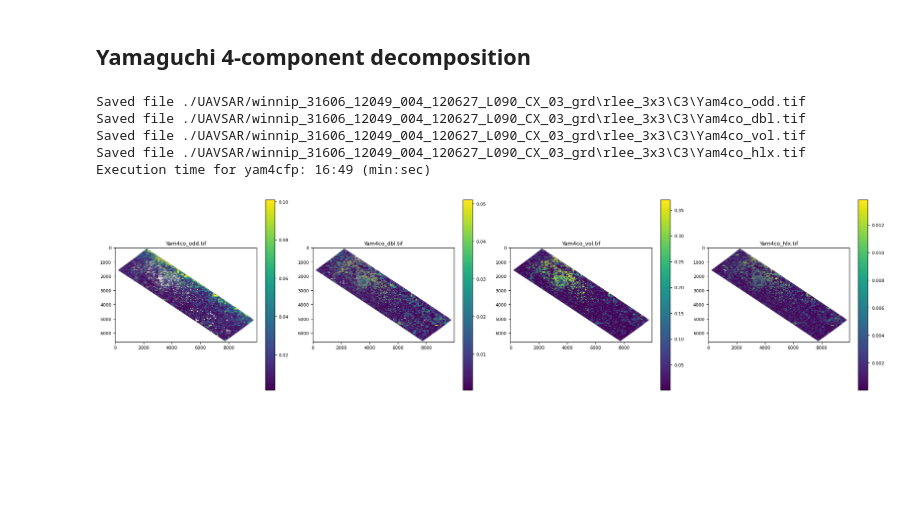
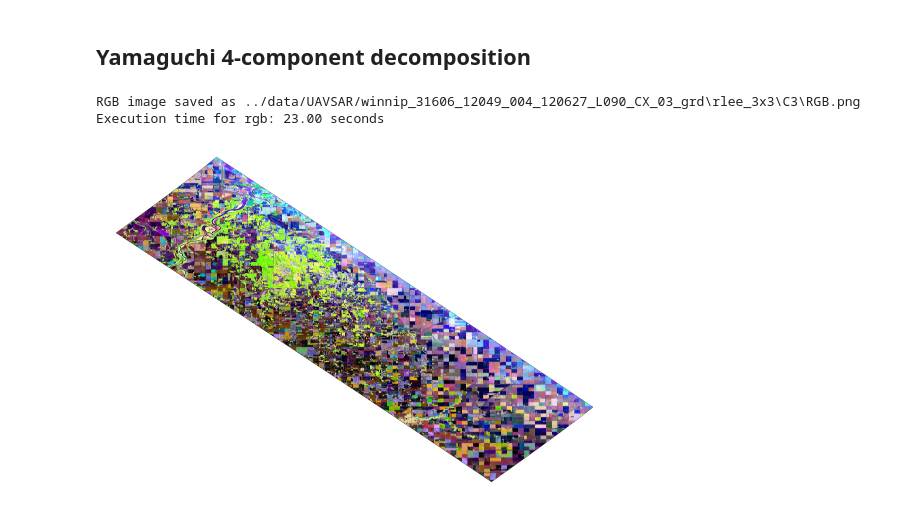
Before and after one commit to polsartools/polsartools-tutorials, a Jupyter notebook: jupyter-notebooks/UAVSAR_GRD_pol_decompositions.ipynb, the cells around one changed output. Cells and saved outputs as stored; diff of their text form; code cells hidden in the pictures; blank space fills up the shorter version.

```diff
--- a/jupyter-notebooks/UAVSAR_GRD_pol_decompositions.ipynb
+++ b/jupyter-notebooks/UAVSAR_GRD_pol_decompositions.ipynb
@@ -295,8 +287,8 @@ input C3/T3 folder path, window_size is optional
 
 """
 
-pst.yam4cfp(C3Folder,
-            window_size=3,
+pst.yam4c_fp(C3Folder,
+            win=3,
             # model='y4co',# default is y4co, you may choose 'y4cr' or 'y4cs'
 
            )
@@ -306,10 +298,13 @@ plot_images(os.path.join(C3Folder,'Yam4co_odd.tif'),
              os.path.join(C3Folder,'Yam4co_vol.tif'),
            os.path.join(C3Folder,'Yam4co_hlx.tif')
            )
-# %% [output]
-Saved file ./UAVSAR/winnip_31606_12049_004_120627_L090_CX_03_grd\rlee_3x3\C3\Yam4co_odd.tif
-Saved file ./UAVSAR/winnip_31606_12049_004_120627_L090_CX_03_grd\rlee_3x3\C3\Yam4co_dbl.tif
-Saved file ./UAVSAR/winnip_31606_12049_004_120627_L090_CX_03_grd\rlee_3x3\C3\Yam4co_vol.tif
-Saved file ./UAVSAR/winnip_31606_12049_004_120627_L090_CX_03_grd\rlee_3x3\C3\Yam4co_hlx.tif
-Execution time for yam4cfp: 16:49 (min:sec)
-[figure, removed]
+# %%
+blue = os.path.join(C3Folder,'Yam4co_odd.tif')
+red = os.path.join(C3Folder,'Yam4co_dbl.tif')
+green = os.path.join(C3Folder,'Yam4co_vol.tif')
+
+pst.rgb(red,green,blue)
+# %% [output]
+RGB image saved as ../data/UAVSAR/winnip_31606_12049_004_120627_L090_CX_03_grd\rlee_3x3\C3\RGB.png
+Execution time for rgb: 23.00 seconds
+[figure, added]
```
Also changed, not shown: parts of 10 cells of this notebook, 9 other files.
